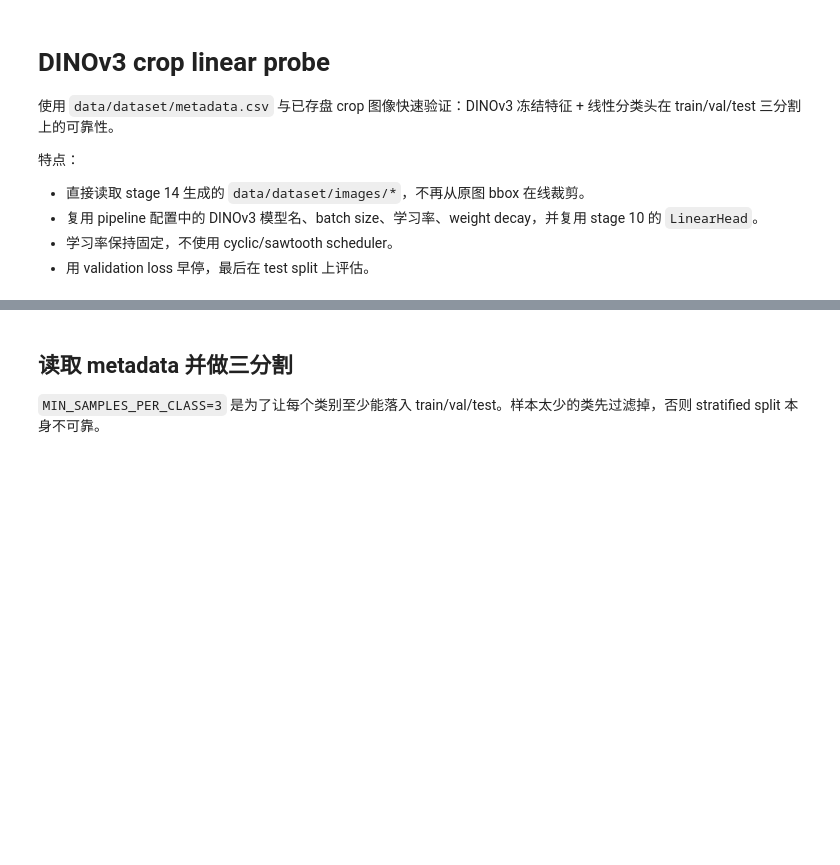
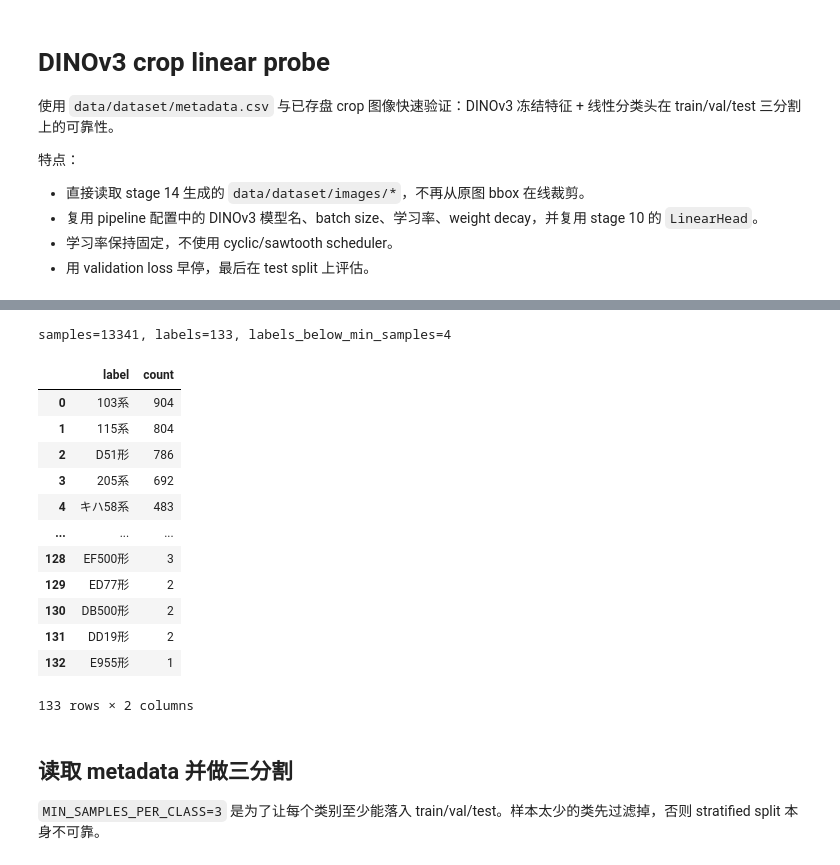
Before and after one commit to wakareeru-team/wakareeru, a Jupyter notebook: src/crawler/dinov3_crop_linear_probe.ipynb, the cells around one changed output, grey strips where cells are left out. Saved outputs shown, nothing was run; the diff lists cells and outputs as text; code cells hidden in the pictures; blank space fills up the shorter version.

```diff
--- a/src/crawler/dinov3_crop_linear_probe.ipynb
+++ b/src/crawler/dinov3_crop_linear_probe.ipynb
@@ -89,3 +94,30 @@ print(HF_MODEL_NAME, FEATURE_BATCH_SIZE, HEAD_BATCH_SIZE, LR, WEIGHT_DECAY)
+# %%
+# 先看当前 dataset 的 label 分布，确认类别数量和长尾情况。
+metadata_preview = pd.read_csv(metadata_path)
+metadata_preview[LABEL_COLUMN] = metadata_preview[LABEL_COLUMN].astype(str)
+
+label_counts = metadata_preview[LABEL_COLUMN].value_counts().rename_axis(LABEL_COLUMN).reset_index(name="count")
+num_labels = len(label_counts)
+num_samples = len(metadata_preview)
+num_too_small = int((label_counts["count"] < MIN_SAMPLES_PER_CLASS).sum())
+
+print(f"samples={num_samples}, labels={num_labels}, labels_below_min_samples={num_too_small}")
+display(label_counts)
+# %% [output]
+samples=13341, labels=133, labels_below_min_samples=4
+|  | label | count |
+| 0 | 103系 | 904 |
+| 1 | 115系 | 804 |
+| 2 | D51形 | 786 |
+| 3 | 205系 | 692 |
+| 4 | キハ58系 | 483 |
+| ... | ... | ... |
+| 128 | EF500形 | 3 |
+| 129 | ED77形 | 2 |
+| 130 | DB500形 | 2 |
+| 131 | DD19形 | 2 |
+| 132 | E955形 | 1 |
+133 rows × 2 columns
 # %% [markdown]
 ## 读取 metadata 并做三分割
 
```
Also changed, not shown: parts of 11 cells of this notebook, 1 other file.
